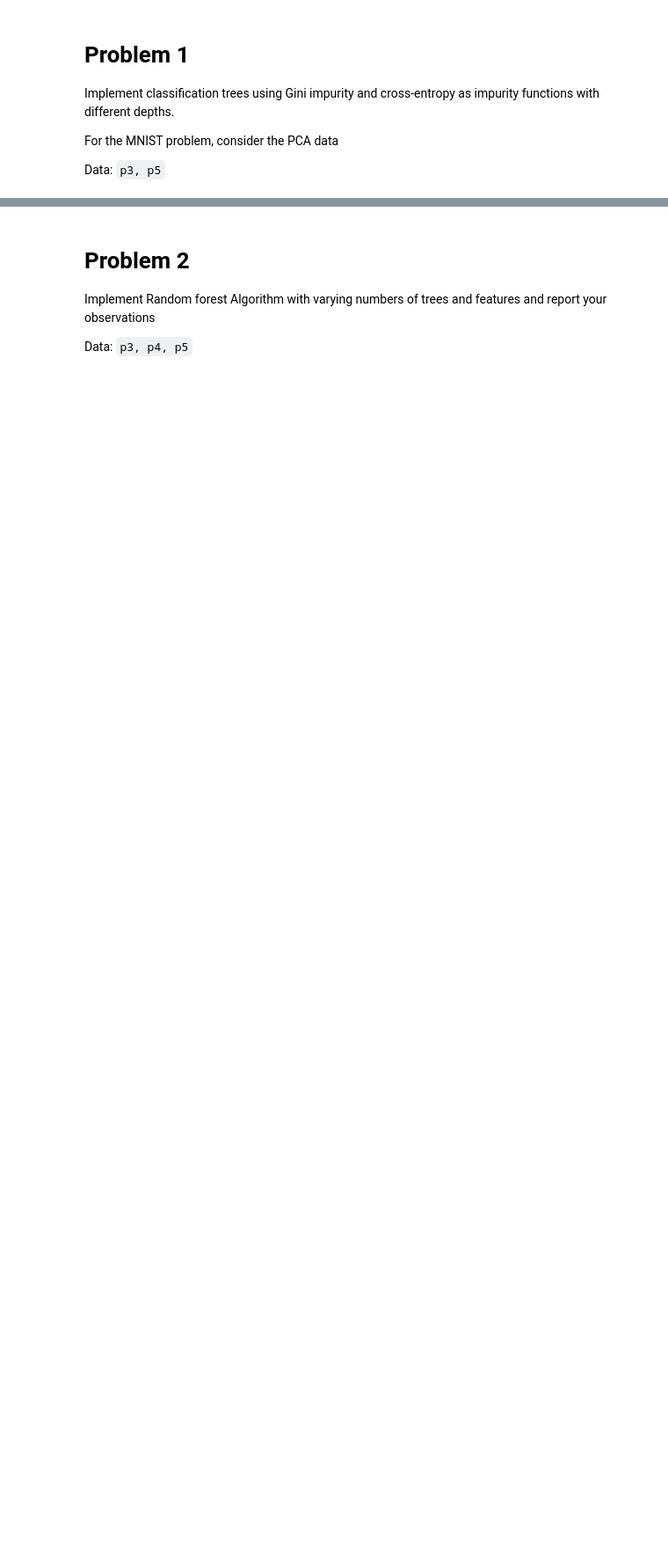
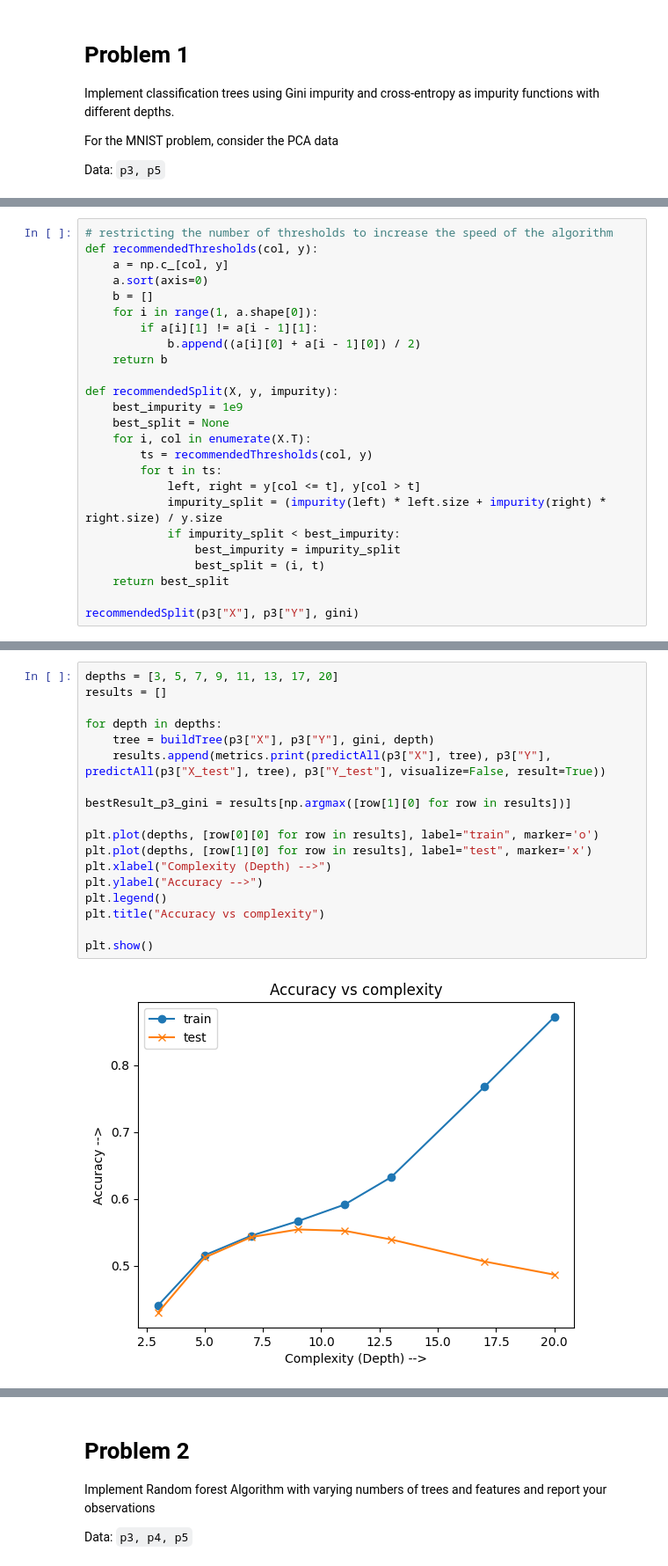
Before and after one commit to lokesh1197/PRNN-2023, a Jupyter notebook: Assignment3/solution.ipynb, the cells around one changed output, grey strips where cells are left out. Shown: that part at 88% size. Saved outputs shown, nothing was run; the diff lists cells and outputs as text; blank space fills up the shorter version.

```diff
--- a/Assignment3/solution.ipynb
+++ b/Assignment3/solution.ipynb
@@ -223,0 +257,25 @@ Data: `p3, p5`
+# %%
+# restricting the number of thresholds to increase the speed of the algorithm
+def recommendedThresholds(col, y):
+    a = np.c_[col, y]
+    a.sort(axis=0)
+    b = []
+    for i in range(1, a.shape[0]):
+        if a[i][1] != a[i - 1][1]:
+            b.append((a[i][0] + a[i - 1][0]) / 2)
+    return b
+
+def recommendedSplit(X, y, impurity):
+    best_impurity = 1e9
+    best_split = None
+    for i, col in enumerate(X.T):
+        ts = recommendedThresholds(col, y)
+        for t in ts:
+            left, right = y[col <= t], y[col > t]
+            impurity_split = (impurity(left) * left.size + impurity(right) * right.size) / y.size
+            if impurity_split < best_impurity:
+                best_impurity = impurity_split
+                best_split = (i, t)
+    return best_split
+
+recommendedSplit(p3["X"], p3["Y"], gini)
@@ -223,0 +330,20 @@ Data: `p3, p5`
+# %%
+depths = [3, 5, 7, 9, 11, 13, 17, 20]
+results = []
+
+for depth in depths:
+    tree = buildTree(p3["X"], p3["Y"], gini, depth)
+    results.append(metrics.print(predictAll(p3["X"], tree), p3["Y"], predictAll(p3["X_test"], tree), p3["Y_test"], visualize=False, result=True))
+
+bestResult_p3_gini = results[np.argmax([row[1][0] for row in results])]
+
+plt.plot(depths, [row[0][0] for row in results], label="train", marker='o')
+plt.plot(depths, [row[1][0] for row in results], label="test", marker='x')
+plt.xlabel("Complexity (Depth) -->")
+plt.ylabel("Accuracy -->")
+plt.legend()
+plt.title("Accuracy vs complexity")
+
+plt.show()
+# %% [output]
+[figure, added]
```
Also changed, not shown: parts of 23 cells of this notebook, 1 other file.
